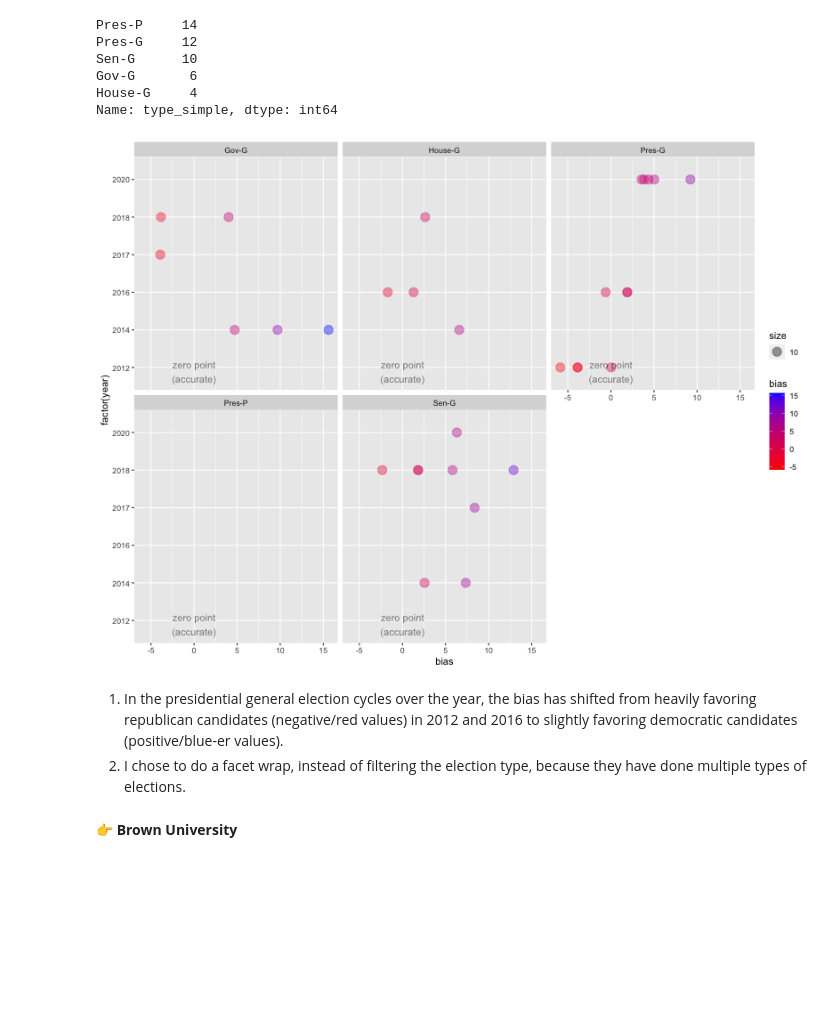
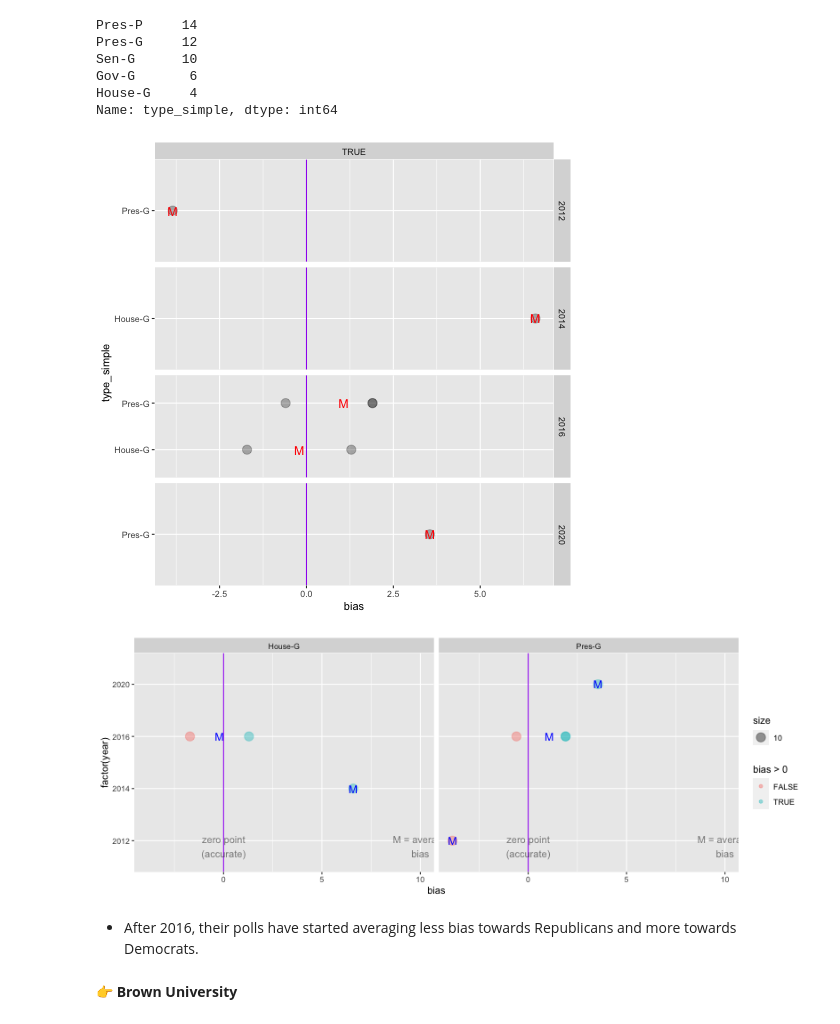
Before and after one commit to data4news-students/polling-exploration-vivek-shalaka, a Jupyter notebook: notebook-3.ipynb, the cells around one changed output. Cells and saved outputs as stored; diff of their text form; code cells hidden in the pictures; blank space fills up the shorter version.

```diff
--- a/notebook-3.ipynb
+++ b/notebook-3.ipynb
@@ -172,20 +213,47 @@ Sen-G      10
 Gov-G       6
 House-G     4
 Name: type_simple, dtype: int64
+# %%
+%%R
+
+plot_type_1 <- function(pollster_to_plot) {
+
+    # filter to only polls from that pollster
+    pollster_df <- df %>% filter(pollster==pollster_to_plot, location=="US")
+
+    # plot them, along with the mean for each type of race in each year
+    ggplot(pollster_df) +
+        aes(x=bias, y=type_simple) +
+        geom_point(size=4, alpha=.3) +
+        stat_summary(fun.y=mean, geom="point", shape='M',
+                     size=4, color="red", alpha=1) +
+        geom_vline(aes(xintercept=0), color="purple") +
+        facet_grid(year~pollster==pollster_to_plot, scales='free_y')
+}
+
+
+plot_type_1('Fox News/Beacon Research/Shaw & Co. Research')
+# %% [output]
+[figure, added]
 # %%
-%%R -w 800 -h 600
+%%R -w 800 -h 300
 
 df_fox <- df %>%
-    filter(pollster=='Fox News/Beacon Research/Shaw & Co. Research') # Filter data
+    filter(pollster=='Fox News/Beacon Research/Shaw & Co. Research', location=="US") # Filter data
 
 ggplot(df_fox) +
-    aes(x=bias, y=factor(year), size=10, color=bias) + scale_color_gradient(low="red", high="blue") +
-    geom_point(alpha=0.4) + facet_wrap(~type_simple) + annotate("text", label="zero point\n(accurate)", x=0, y=0.9, color="black", alpha=0.5)
+    aes(x=bias, y=factor(year), size=10, color=bias>0) +
+#     scale_color_gradient(low="red", high="blue") +
+    geom_point(alpha=0.4) +
+    geom_vline(aes(xintercept=0), color="purple") +
+    stat_summary(fun.y=mean, geom="point", shape="M", size=4, color="blue", alpha=1) +
+    facet_wrap(~type_simple) +
+    annotate("text", label="zero point\n(accurate)", x=0, y=0.9, color="black", alpha=0.5) +
+    annotate("text", label="M = average\nbias", x=10, y=0.9, color="black", alpha=0.5)
 # %% [output]
-[figure, old version]
+[figure, new version]
-# %% [markdown]
-1. In the presidential general election cycles over the year, the bias has shifted from heavily favoring republican candidates (negative/red values) in 2012 and 2016 to slightly favoring democratic candidates (positive/blue-er values).
-2. I chose to do a facet wrap, instead of filtering the election type, because they have done multiple types of elections.
+# %% [markdown]
+* After 2016, their polls have started averaging less bias towards Republicans and more towards Democrats.
 # %% [markdown]
 👉 **Brown University**
 # %%
```
Also changed, not shown: parts of 14 cells of this notebook.
